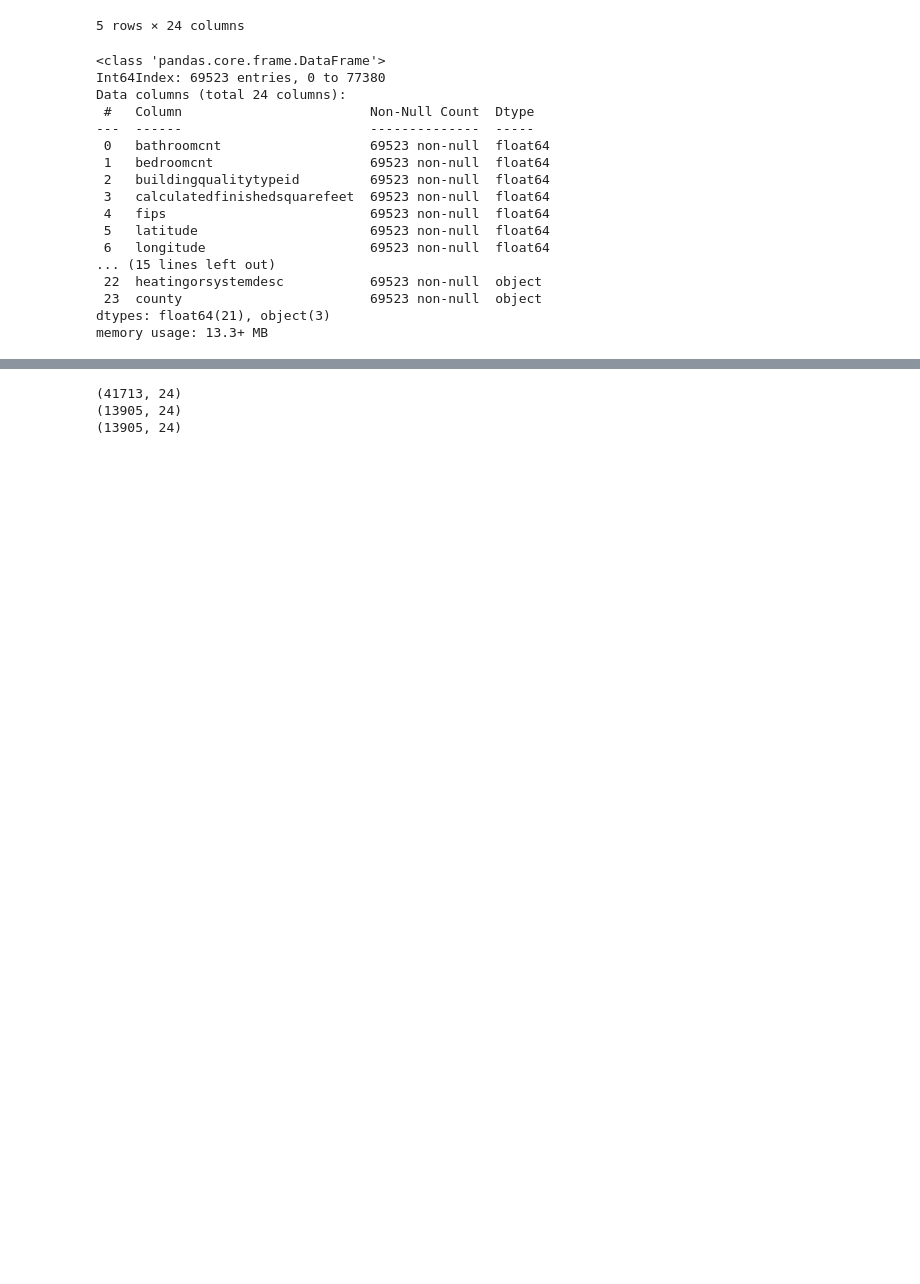
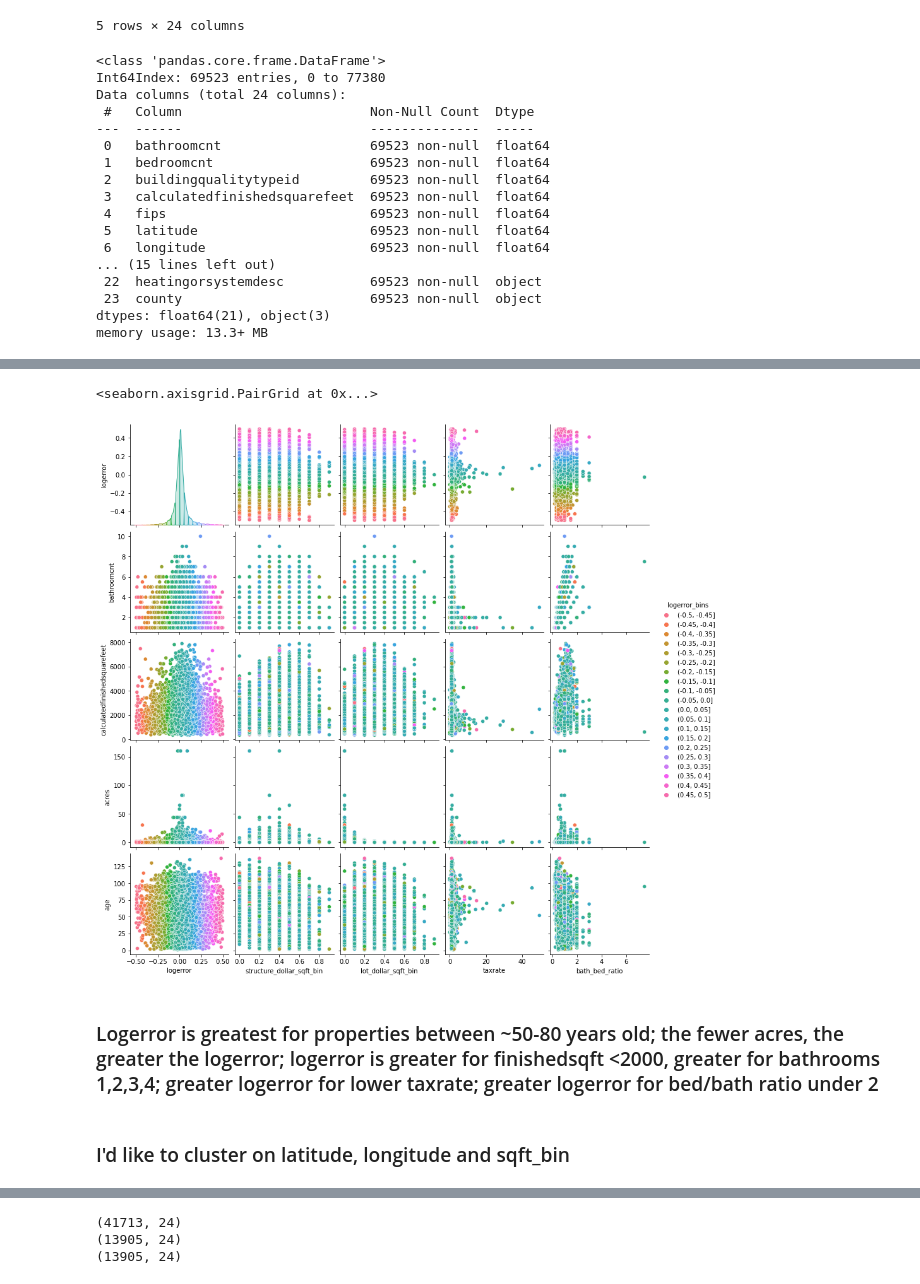
Before and after one commit to Brooke-Holyoak/clustering-exercises, a Jupyter notebook: explore_zillow.ipynb, the cells around one changed output, grey strips where cells are left out. Cells and saved outputs as stored; diff of their text form; code cells hidden in the pictures; blank space fills up the shorter version.

```diff
--- a/explore_zillow.ipynb
+++ b/explore_zillow.ipynb
@@ -54,0 +131,8 @@ memory usage: 13.3+ MB
+# %%
+partitions = wrangle.split(df_1, target_var='logerror')
+# %%
+#Restart Kernel and split.  Then do the partitions df that has the logerror bins, but use the bins discovered below!
+
+train = partitions[0]
+train['logerror_bins'] = pd.cut(train.logerror, [-.5, -.45, -.4, -.35, -.3, -.25, -.2, -.15, -.1, -.05, 0, .05, .1, .15, .2, .25, .3, .35, .4, .45, .5])
+partitions[0] = train
@@ -54,0 +159,8 @@ memory usage: 13.3+ MB
+# %%
+sns.pairplot(data = train, hue = 'logerror_bins',
+             x_vars = ['logerror', 'structure_dollar_sqft_bin', 'lot_dollar_sqft_bin', 'taxrate',
+                       'bath_bed_ratio'],
+             y_vars = ['logerror', 'bathroomcnt', 'calculatedfinishedsquarefeet', 'acres', 'age'])
+# %% [output]
+<seaborn.axisgrid.PairGrid at 0x...>
+[figure, added]
@@ -54,0 +169,4 @@ memory usage: 13.3+ MB
+# %% [markdown]
+### Logerror is greatest for properties between ~50-80 years old; the fewer acres, the greater the logerror; logerror is greater for finishedsqft <2000, greater for bathrooms 1,2,3,4; greater logerror for lower taxrate; greater logerror for bed/bath ratio under 2
+# %% [markdown]
+### I'd like to cluster on latitude, longitude and sqft_bin
```
Also changed, not shown: parts of 52 cells of this notebook, 2 other files.
